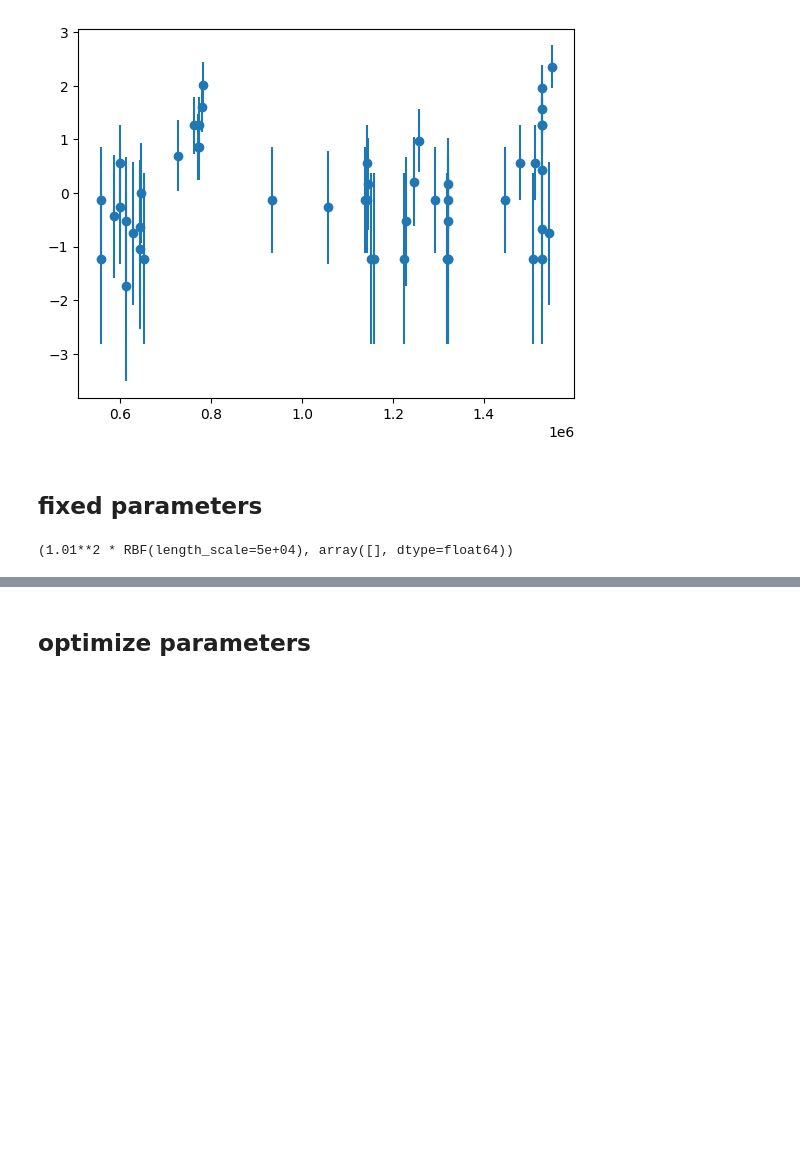
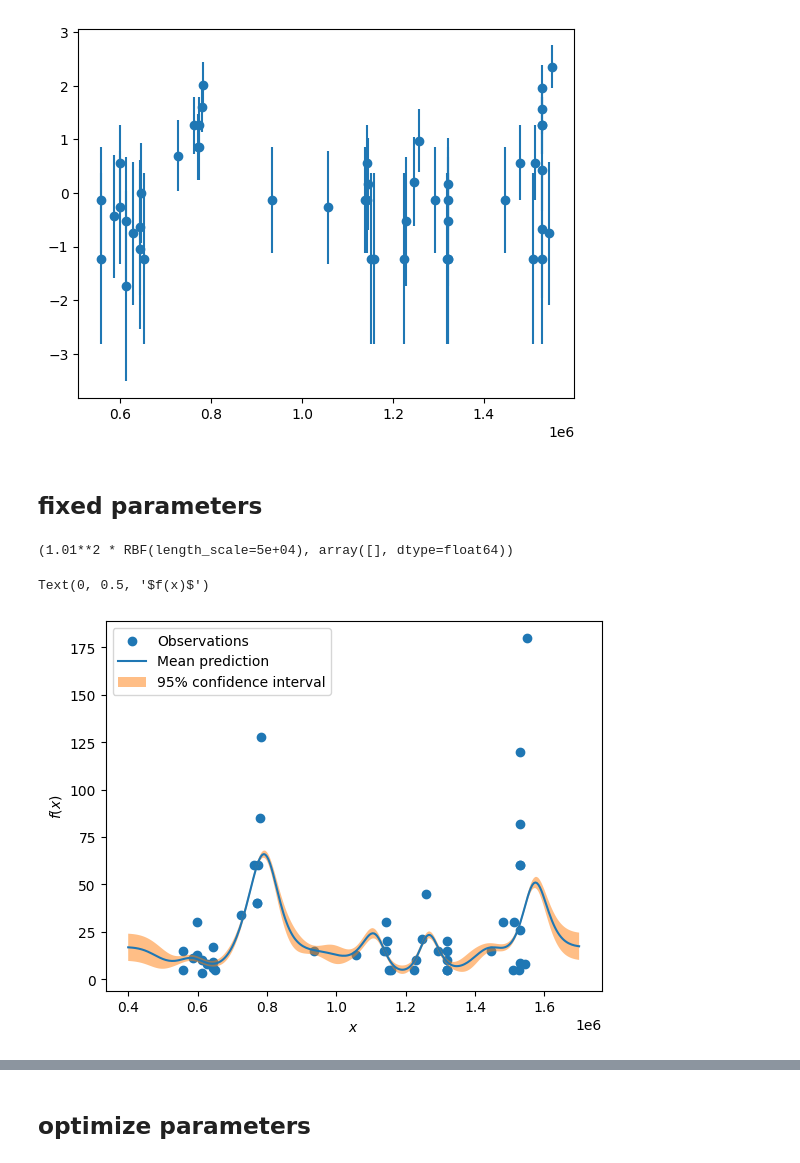
Before and after one commit to Hitchwiki/hitchmap-data, a Jupyter notebook: visualization/predictors/gaussian_process.ipynb, the cells around one changed output, grey strips where cells are left out. Drawn from its saved outputs; the diff is of its cells as text; code cells hidden in the pictures; blank space fills up the shorter version.

```diff
--- a/visualization/predictors/gaussian_process.ipynb
+++ b/visualization/predictors/gaussian_process.ipynb
@@ -121,4 +130,30 @@ gp.fit(X, y_)
 gp.kernel_, np.exp(gp.kernel_.theta)
 # %% [output]
 (1.01**2 * RBF(length_scale=5e+04), array([], dtype=float64))
+# %%
+x_test = np.linspace(start=test_start, stop=test_stop, num=300)
+x_test = np.array([[xi] for xi in x_test])
+
+y_pred, std_prediction = gp.predict(x_test, return_std=True)
+y_pred = np.exp(y_pred + average) # add back the mean
+
+plt.scatter(X, y, label="Observations")
+plt.plot(x_test, y_pred, label="Mean prediction")
+plt.fill_between(
+    x_test.ravel(),
+    y_pred - np.exp(1.96 * std_prediction),
+    y_pred + np.exp(1.96 * std_prediction),
+    alpha=0.5,
+    label=r"95% confidence interval",
+)
+
+plt.legend()
+plt.xlabel("$x$")
+plt.ylabel("$f(x)$")
+
+# TODO: getting the real stdv in the original space see:
+# https://stats.stackexchange.com/questions/401941/mean-and-error-bounds-of-log-transformed-data-using-gaussian-process-regression
+# %% [output]
+Text(0, 0.5, '$f(x)$')
+[figure, added]
 # %%
```
Also changed, not shown: parts of 7 cells of this notebook, 1 other file.
